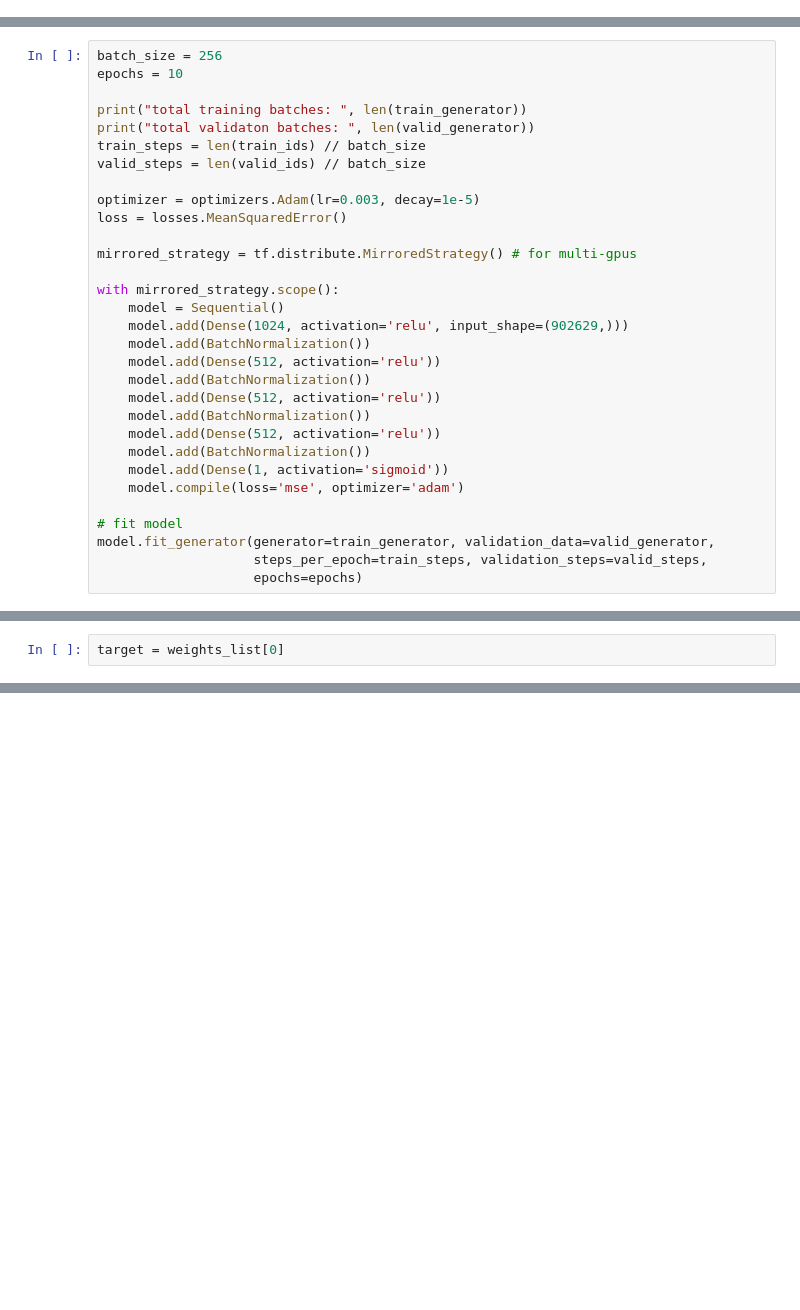
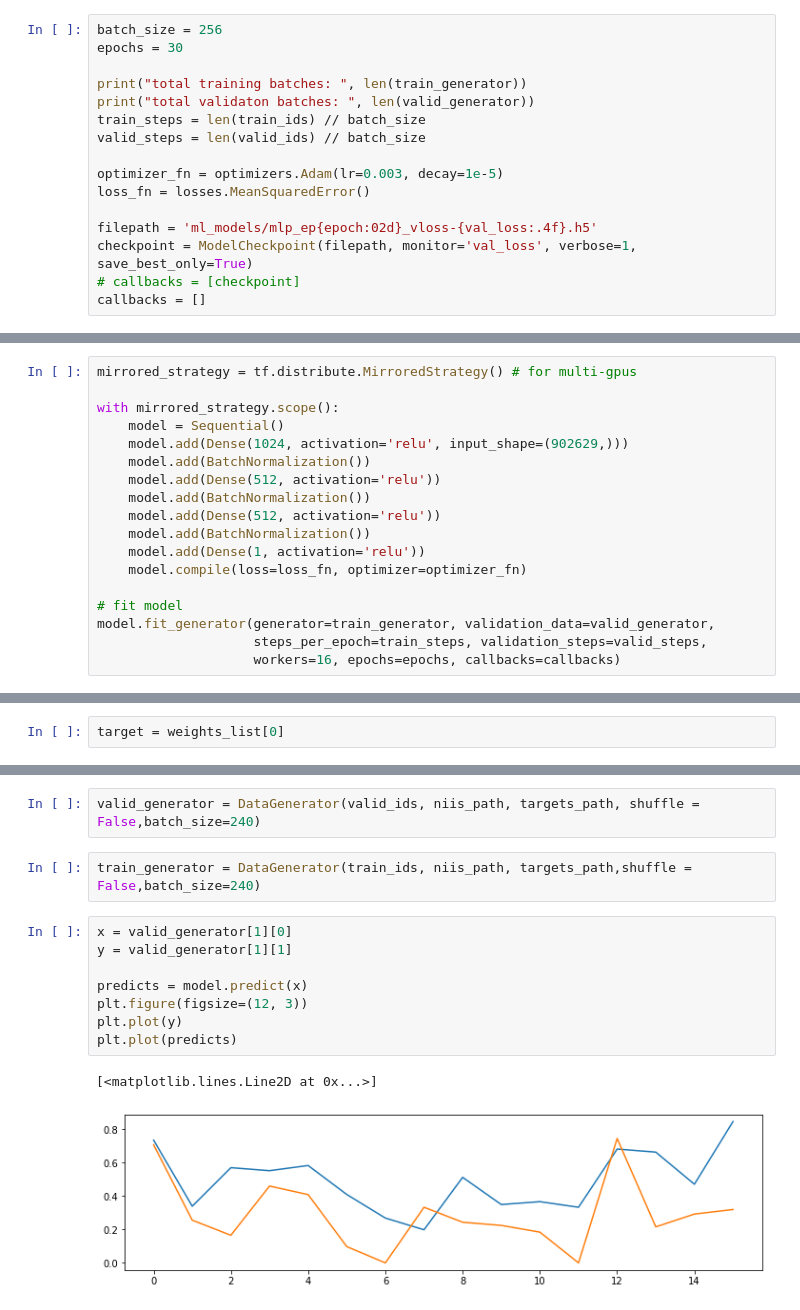
Before and after one commit to CCS-Lab/project_model_based_fmri, a Jupyter notebook: examples/Mixed-gambles_task/mlp.ipynb, the cells around one changed output, grey strips where cells are left out. Drawn from its saved outputs; the diff is of its cells as text; blank space fills up the shorter version.

```diff
--- a/examples/Mixed-gambles_task/mlp.ipynb
+++ b/examples/Mixed-gambles_task/mlp.ipynb
@@ -77,0 +158,16 @@ valid_generator = DataGenerator(valid_ids, niis_path, targets_path)
+# %%
+batch_size = 256
+epochs = 30
+
+print("total training batches: ", len(train_generator))
+print("total validaton batches: ", len(valid_generator))
+train_steps = len(train_ids) // batch_size
+valid_steps = len(valid_ids) // batch_size
+
+optimizer_fn = optimizers.Adam(lr=0.003, decay=1e-5)
+loss_fn = losses.MeanSquaredError()
+
+filepath = 'ml_models/mlp_ep{epoch:02d}_vloss-{val_loss:.4f}.h5'
+checkpoint = ModelCheckpoint(filepath, monitor='val_loss', verbose=1, save_best_only=True)
+# callbacks = [checkpoint]
+callbacks = []
@@ -78,15 +177,4 @@ valid_generator = DataGenerator(valid_ids, niis_path, targets_path)
 # %%
-batch_size = 256
-epochs = 10
-
-print("total training batches: ", len(train_generator))
-print("total validaton batches: ", len(valid_generator))
-train_steps = len(train_ids) // batch_size
-valid_steps = len(valid_ids) // batch_size
-
-optimizer = optimizers.Adam(lr=0.003, decay=1e-5)
-loss = losses.MeanSquaredError()
-
 mirrored_strategy = tf.distribute.MirroredStrategy() # for multi-gpus
 
 with mirrored_strategy.scope():
@@ -97,13 +185,11 @@ with mirrored_strategy.scope():
     model.add(BatchNormalization())
     model.add(Dense(512, activation='relu'))
     model.add(BatchNormalization())
-    model.add(Dense(512, activation='relu'))
-    model.add(BatchNormalization())
-    model.add(Dense(1, activation='sigmoid'))
-    model.compile(loss='mse', optimizer='adam')
+    model.add(Dense(1, activation='relu'))
+    model.compile(loss=loss_fn, optimizer=optimizer_fn)
 
 # fit model
 model.fit_generator(generator=train_generator, validation_data=valid_generator,
                     steps_per_epoch=train_steps, validation_steps=valid_steps,
-                    epochs=epochs)
+                    workers=16, epochs=epochs, callbacks=callbacks)
 # %% [output]
@@ -153,0 +240,15 @@ target = weights_list[0]
+# %%
+valid_generator = DataGenerator(valid_ids, niis_path, targets_path, shuffle = False,batch_size=240)
+# %%
+train_generator = DataGenerator(train_ids, niis_path, targets_path,shuffle = False,batch_size=240)
+# %%
+x = valid_generator[1][0]
+y = valid_generator[1][1]
+
+predicts = model.predict(x)
+plt.figure(figsize=(12, 3))
+plt.plot(y)
+plt.plot(predicts)
+# %% [output]
+[<matplotlib.lines.Line2D at 0x...>]
+[figure, added]
```
Also changed, not shown: parts of 14 cells of this notebook, 46 other files.
